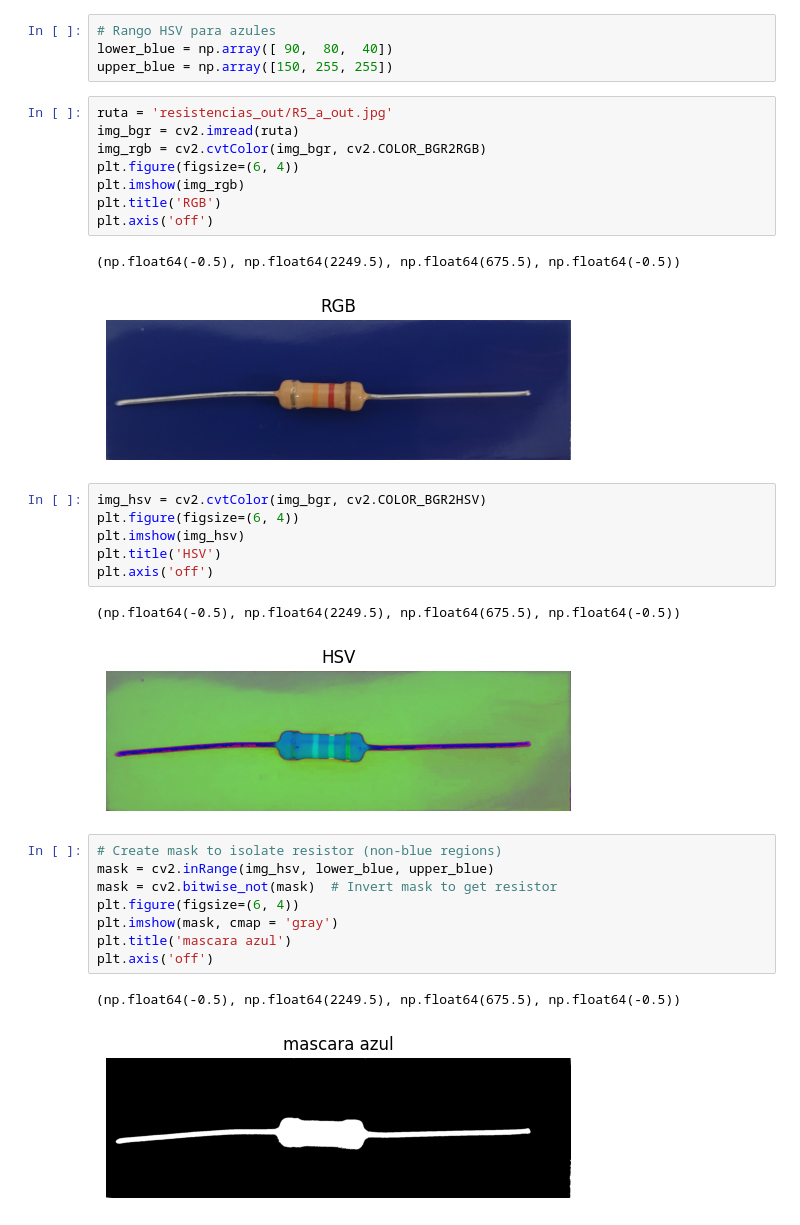
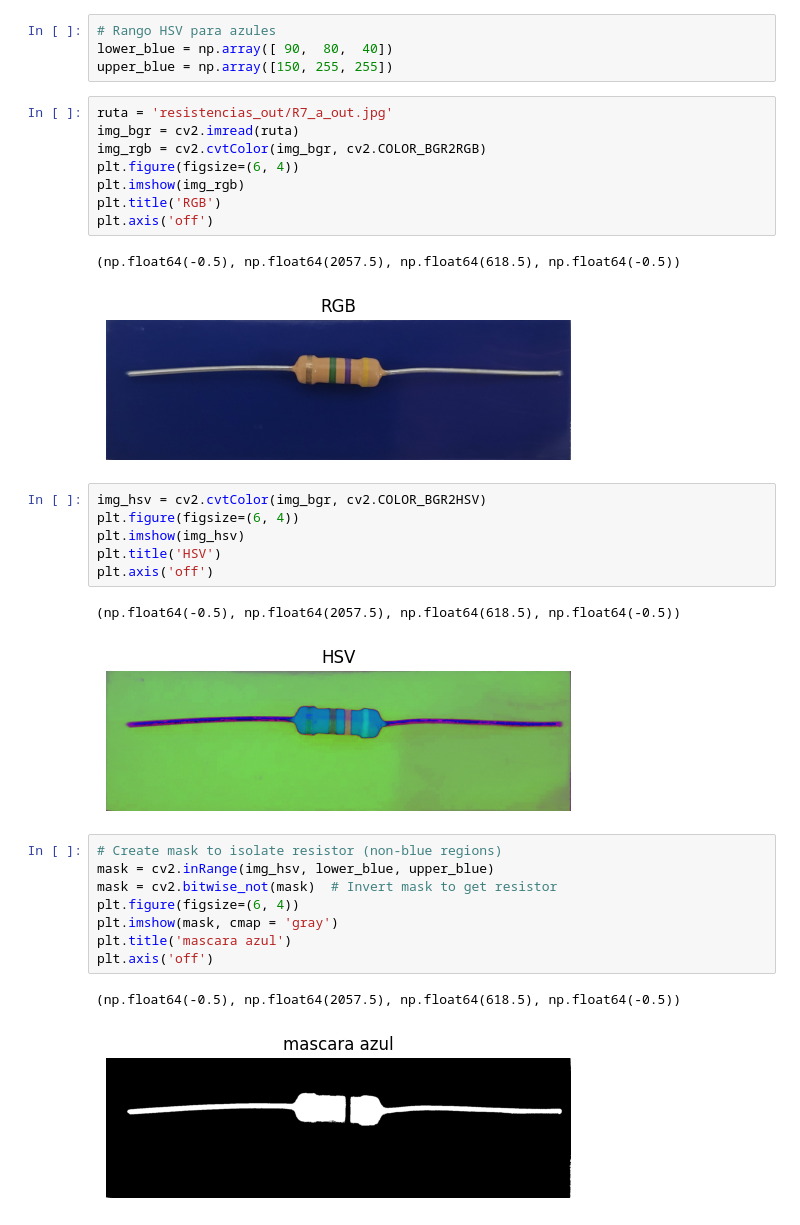
Before and after one commit to Kabarou/TP2-PDI-, a Jupyter notebook: item_c.ipynb, the cells around one changed output. Cells and saved outputs as stored; diff of their text form.

```diff
--- a/item_c.ipynb
+++ b/item_c.ipynb
@@ -8,16 +8,16 @@ from matplotlib import pyplot as plt
 lower_blue = np.array([ 90,  80,  40])
 upper_blue = np.array([150, 255, 255])
 # %%
-ruta = 'resistencias_out/R5_a_out.jpg'
+ruta = 'resistencias_out/R7_a_out.jpg'
 img_bgr = cv2.imread(ruta)
 img_rgb = cv2.cvtColor(img_bgr, cv2.COLOR_BGR2RGB)
 plt.figure(figsize=(6, 4))
 plt.imshow(img_rgb)
 plt.title('RGB')
 plt.axis('off')
 # %% [output]
-(np.float64(-0.5), np.float64(2249.5), np.float64(675.5), np.float64(-0.5))
+(np.float64(-0.5), np.float64(2057.5), np.float64(618.5), np.float64(-0.5))
-[figure, old version]
+[figure, new version]
 # %%
 img_hsv = cv2.cvtColor(img_bgr, cv2.COLOR_BGR2HSV)
 plt.figure(figsize=(6, 4))
@@ -25,8 +25,8 @@ plt.imshow(img_hsv)
 plt.title('HSV')
 plt.axis('off')
 # %% [output]
-(np.float64(-0.5), np.float64(2249.5), np.float64(675.5), np.float64(-0.5))
+(np.float64(-0.5), np.float64(2057.5), np.float64(618.5), np.float64(-0.5))
-[figure, old version]
+[figure, new version]
 # %%
 # Create mask to isolate resistor (non-blue regions)
 mask = cv2.inRange(img_hsv, lower_blue, upper_blue)
@@ -36,8 +36,8 @@ plt.imshow(mask, cmap = 'gray')
 plt.title('mascara azul')
 plt.axis('off')
 # %% [output]
-(np.float64(-0.5), np.float64(2249.5), np.float64(675.5), np.float64(-0.5))
+(np.float64(-0.5), np.float64(2057.5), np.float64(618.5), np.float64(-0.5))
-[figure, old version]
+[figure, new version]
 # %%
 # Aplicamos morfología - Apertura y clausura
 kernel_clausura = cv2.getStructuringElement(cv2.MORPH_RECT, (15, 15))
```
Also changed, not shown: parts of 8 cells of this notebook.
